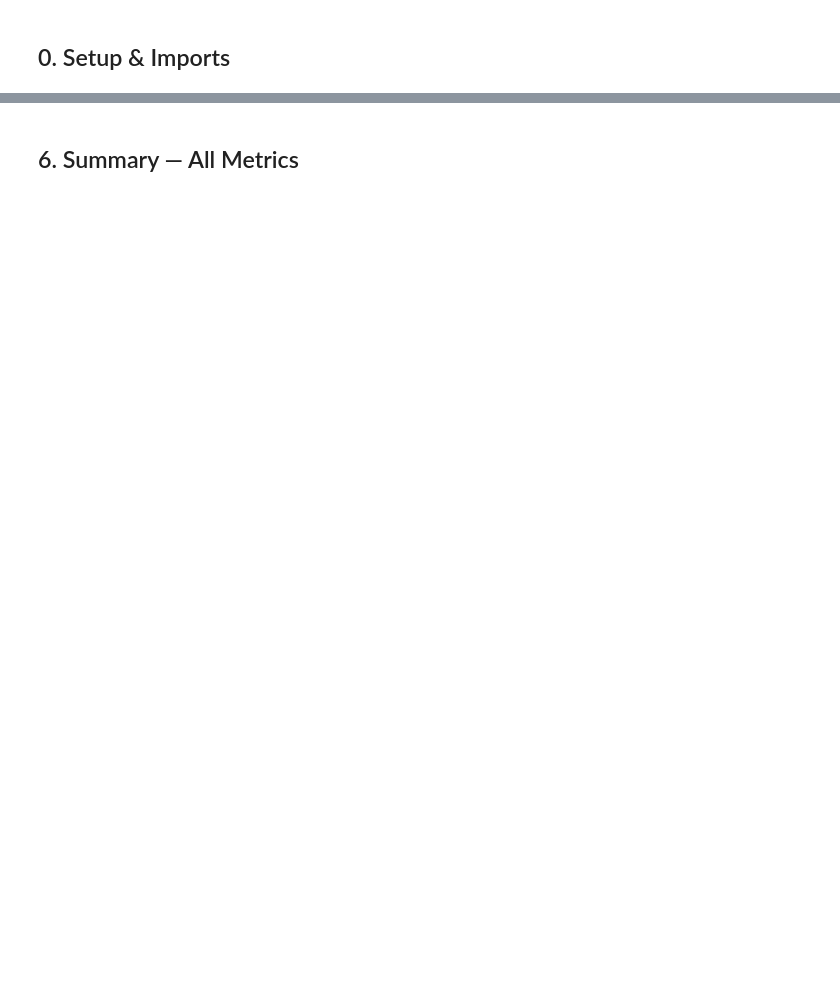
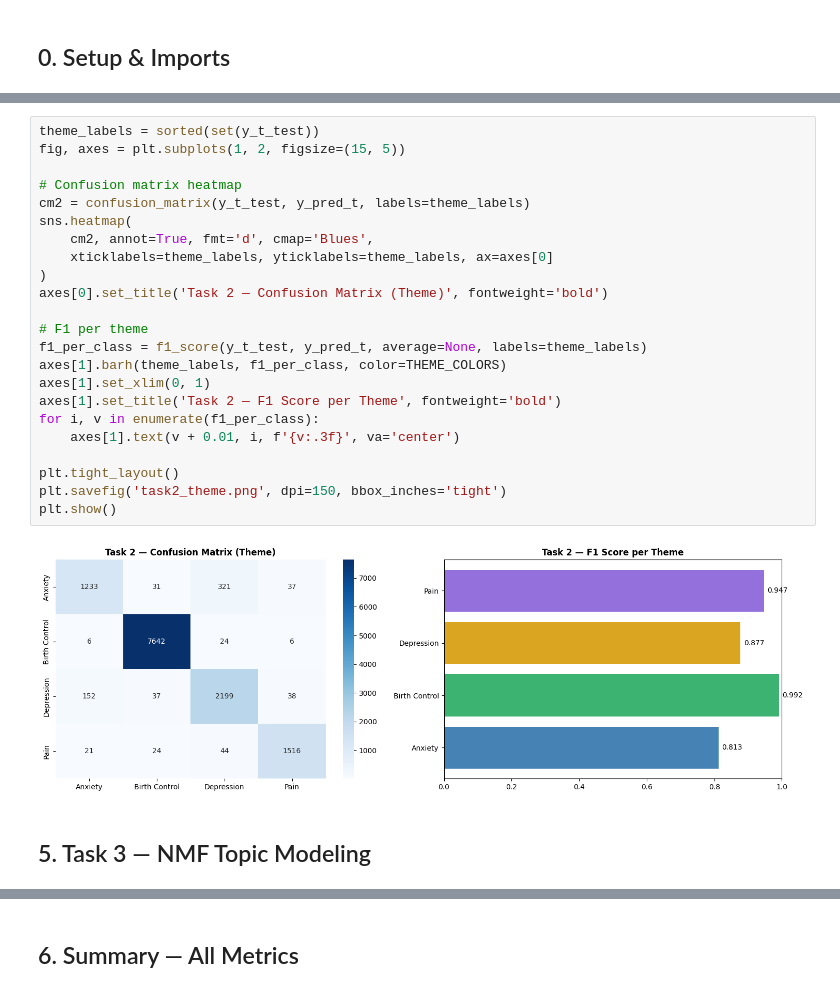
Before and after one commit to Dany281022/healthcare-nlp, a Jupyter notebook: notebooks/proof_of_results.ipynb, the cells around one changed output, grey strips where cells are left out. Cells and saved outputs as stored; diff of their text form; blank space fills up the shorter version.

```diff
--- a/notebooks/proof_of_results.ipynb
+++ b/notebooks/proof_of_results.ipynb
@@ -430,0 +244,27 @@ plt.show()
+# %%
+theme_labels = sorted(set(y_t_test))
+fig, axes = plt.subplots(1, 2, figsize=(15, 5))
+
+# Confusion matrix heatmap
+cm2 = confusion_matrix(y_t_test, y_pred_t, labels=theme_labels)
+sns.heatmap(
+    cm2, annot=True, fmt='d', cmap='Blues',
+    xticklabels=theme_labels, yticklabels=theme_labels, ax=axes[0]
+)
+axes[0].set_title('Task 2 — Confusion Matrix (Theme)', fontweight='bold')
+
+# F1 per theme
+f1_per_class = f1_score(y_t_test, y_pred_t, average=None, labels=theme_labels)
+axes[1].barh(theme_labels, f1_per_class, color=THEME_COLORS)
+axes[1].set_xlim(0, 1)
+axes[1].set_title('Task 2 — F1 Score per Theme', fontweight='bold')
+for i, v in enumerate(f1_per_class):
+    axes[1].text(v + 0.01, i, f'{v:.3f}', va='center')
+
+plt.tight_layout()
+plt.savefig('task2_theme.png', dpi=150, bbox_inches='tight')
+plt.show()
+# %% [output]
+[figure, added]
+# %% [markdown]
+## 5. Task 3 — NMF Topic Modeling
```
Also changed, not shown: parts of 38 cells of this notebook, 7 other files.
